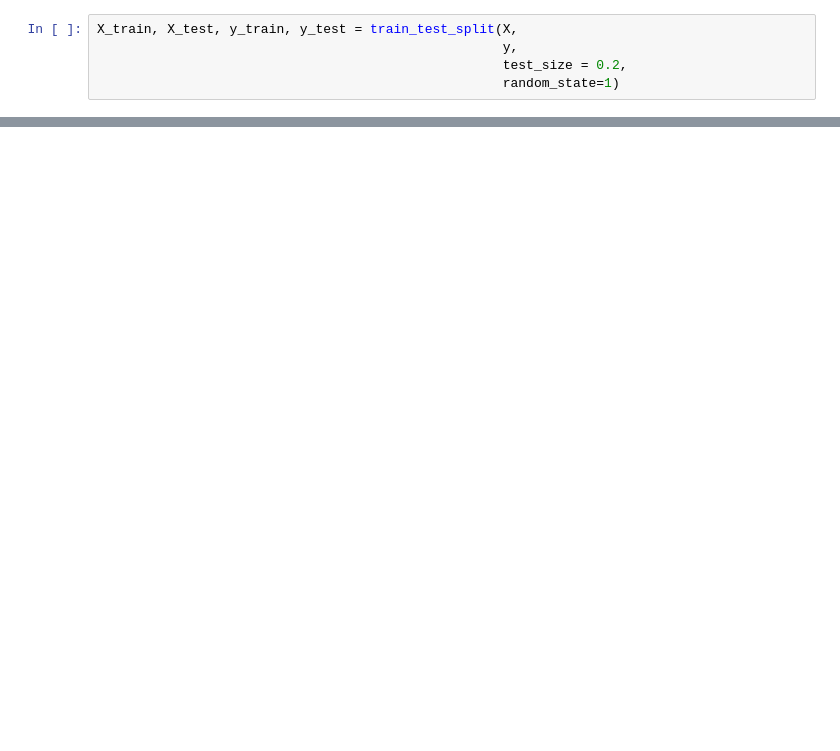
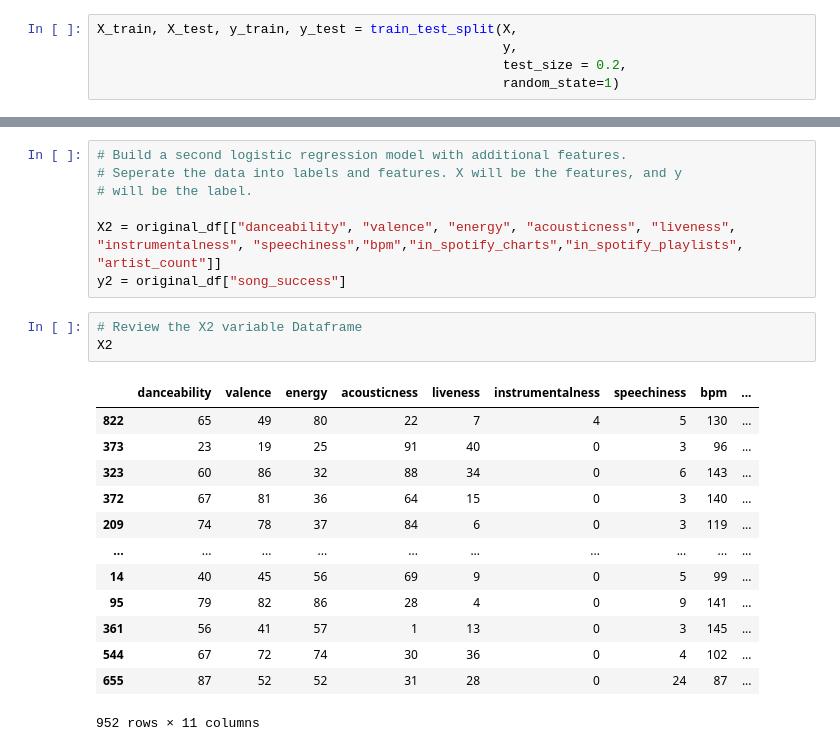
Before and after one commit to ppatel0910/project_2, a Jupyter notebook: logistic_regression_model.ipynb, the cells around one changed output, grey strips where cells are left out. Drawn from its saved outputs; the diff is of its cells as text; blank space fills up the shorter version.

```diff
--- a/logistic_regression_model.ipynb
+++ b/logistic_regression_model.ipynb
@@ -273,0 +244,24 @@ ValueError: Unknown label type: 'continuous'
+# %%
+# Build a second logistic regression model with additional features.
+# Seperate the data into labels and features. X will be the features, and y
+# will be the label.
+
+X2 = original_df[["danceability", "valence", "energy", "acousticness", "liveness", "instrumentalness", "speechiness","bpm","in_spotify_charts","in_spotify_playlists", "artist_count"]]
+y2 = original_df["song_success"]
+# %%
+# Review the X2 variable Dataframe
+X2
+# %% [output]
+|  | danceability | valence | energy | acousticness | liveness | instrumentalness | speechiness | bpm | ... |
+| 822 | 65 | 49 | 80 | 22 | 7 | 4 | 5 | 130 | ... |
+| 373 | 23 | 19 | 25 | 91 | 40 | 0 | 3 | 96 | ... |
+| 323 | 60 | 86 | 32 | 88 | 34 | 0 | 6 | 143 | ... |
+| 372 | 67 | 81 | 36 | 64 | 15 | 0 | 3 | 140 | ... |
+| 209 | 74 | 78 | 37 | 84 | 6 | 0 | 3 | 119 | ... |
+| ... | ... | ... | ... | ... | ... | ... | ... | ... | ... |
+| 14 | 40 | 45 | 56 | 69 | 9 | 0 | 5 | 99 | ... |
+| 95 | 79 | 82 | 86 | 28 | 4 | 0 | 9 | 141 | ... |
+| 361 | 56 | 41 | 57 | 1 | 13 | 0 | 3 | 145 | ... |
+| 544 | 67 | 72 | 74 | 30 | 36 | 0 | 4 | 102 | ... |
+| 655 | 87 | 52 | 52 | 31 | 28 | 0 | 24 | 87 | ... |
+952 rows × 11 columns
```
Also changed, not shown: parts of 26 cells of this notebook.
